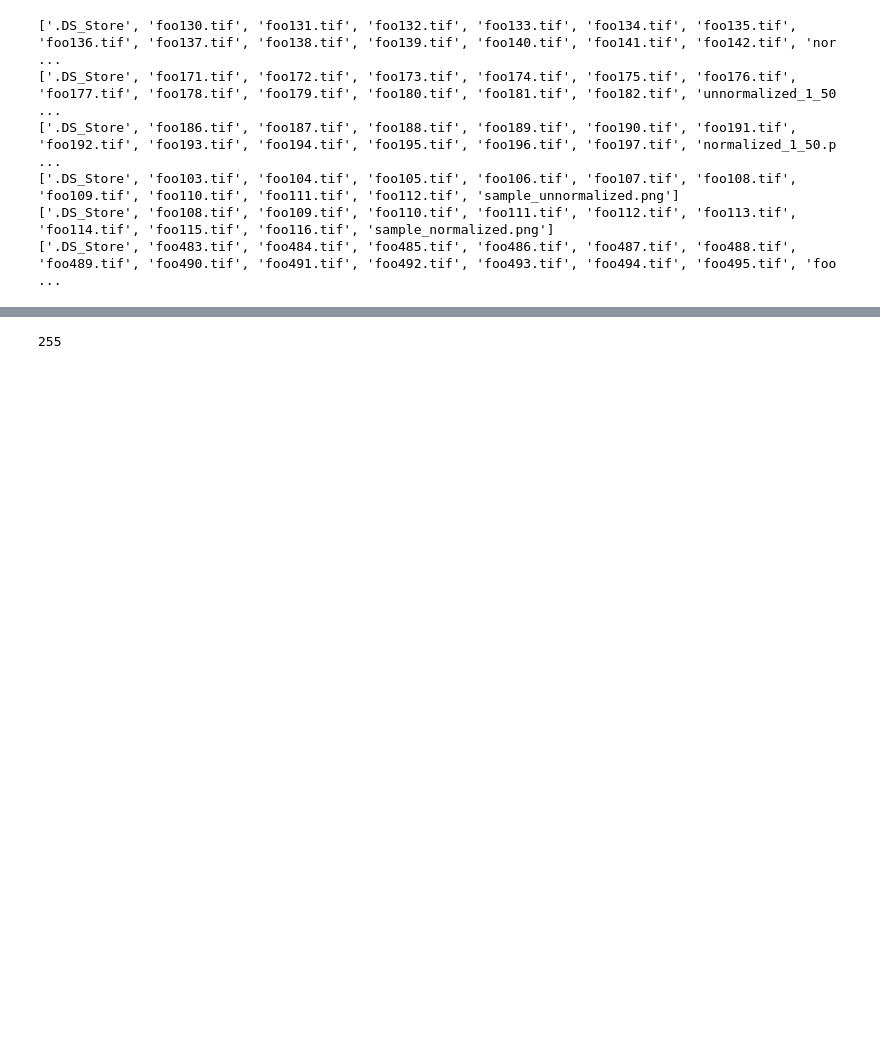
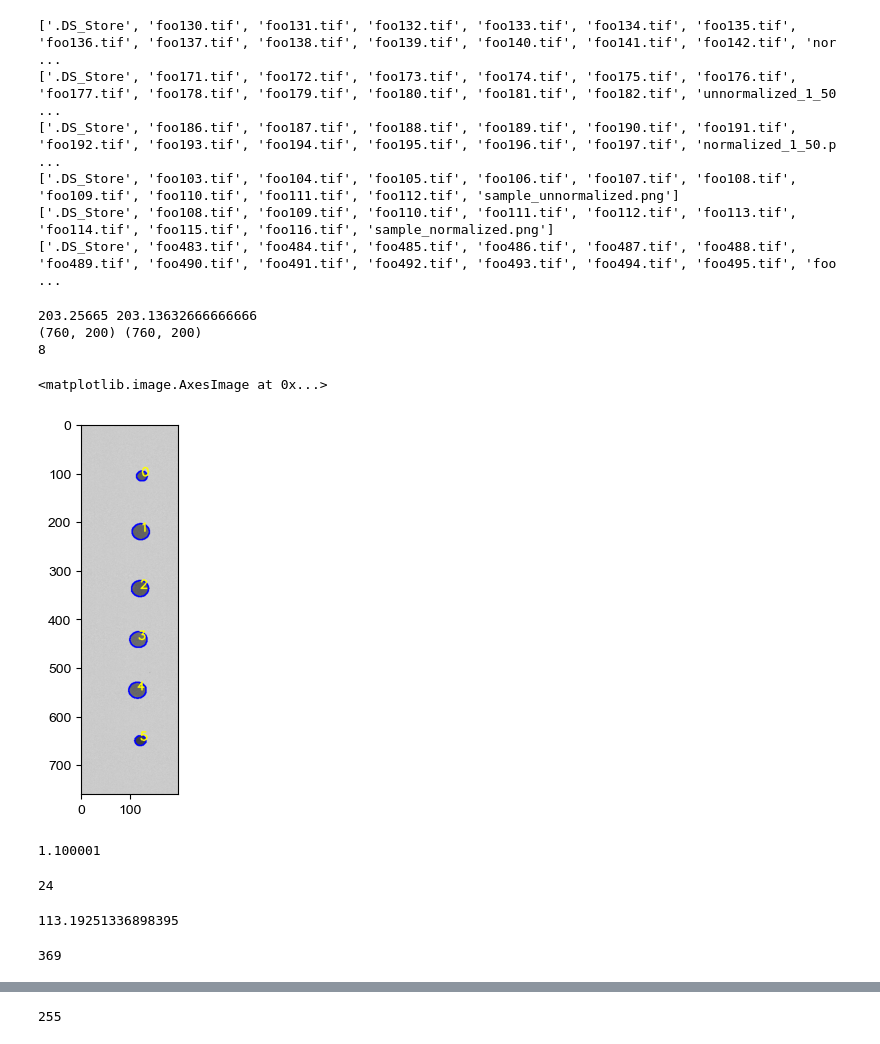
Before and after one commit to yaojian95/jt_ore_sorting, a Jupyter notebook: R_standard_sample.ipynb, the cells around one changed output, grey strips where cells are left out. Cells and saved outputs as stored; diff of their text form; code cells hidden in the pictures; blank space fills up the shorter version.

```diff
--- a/R_standard_sample.ipynb
+++ b/R_standard_sample.ipynb
@@ -108,3 +210,16 @@ for root, dirs, files in os.walk(data_new):
 ['.DS_Store', 'foo103.tif', 'foo104.tif', 'foo105.tif', 'foo106.tif', 'foo107.tif', 'foo108.tif', 'foo109.tif', 'foo110.tif', 'foo111.tif', 'foo112.tif', 'sample_unnormalized.png']
 ['.DS_Store', 'foo108.tif', 'foo109.tif', 'foo110.tif', 'foo111.tif', 'foo112.tif', 'foo113.tif', 'foo114.tif', 'foo115.tif', 'foo116.tif', 'sample_normalized.png']
 ['.DS_Store', 'foo483.tif', 'foo484.tif', 'foo485.tif', 'foo486.tif', 'foo487.tif', 'foo488.tif', 'foo489.tif', 'foo490.tif', 'foo491.tif', 'foo492.tif', 'foo493.tif', 'foo494.tif', 'foo495.tif', 'foo ...
+# %%
+sample_path = '/Users/zhengyun/Desktop/yaojian/data/20250604/sample_normalized/sample_normalized.png'
+sample_norm, contoured_norm, image_norm, r_pixels_norm, contoured_r_norm, box_norm = get_bricks(sample_path, roi = [0, -1, 700, 900], th_val = 175)
+# %% [output]
+203.25665 203.13632666666666
+(760, 200) (760, 200)
+8
+# %%
+plt.imshow(contoured_norm)
+# plt.imshow(contoured_r_norm)
+# %% [output]
+<matplotlib.image.AxesImage at 0x...>
+[figure, added]
@@ -110,0 +228,16 @@ for root, dirs, files in os.walk(data_new):
+# %%
+a + 1.1
+# %% [output]
+1.100001
+# %%
+sys.getsizeof(a)
+# %% [output]
+24
+# %%
+sample_norm[1][0].mean()
+# %% [output]
+113.19251336898395
+# %%
+len(sample_norm[0][0])
+# %% [output]
+369
```
Also changed, not shown: parts of 20 cells of this notebook, 4 other files.
